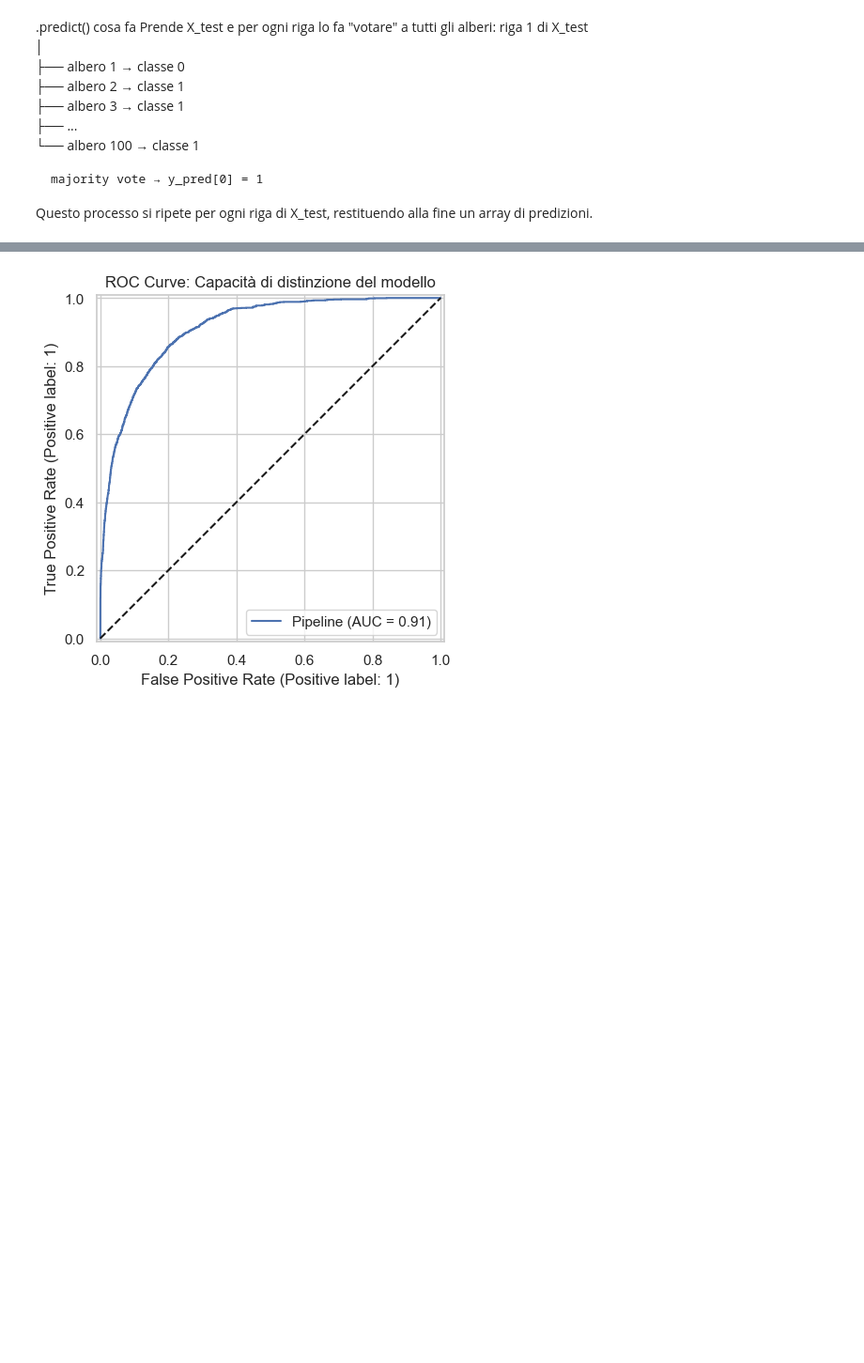
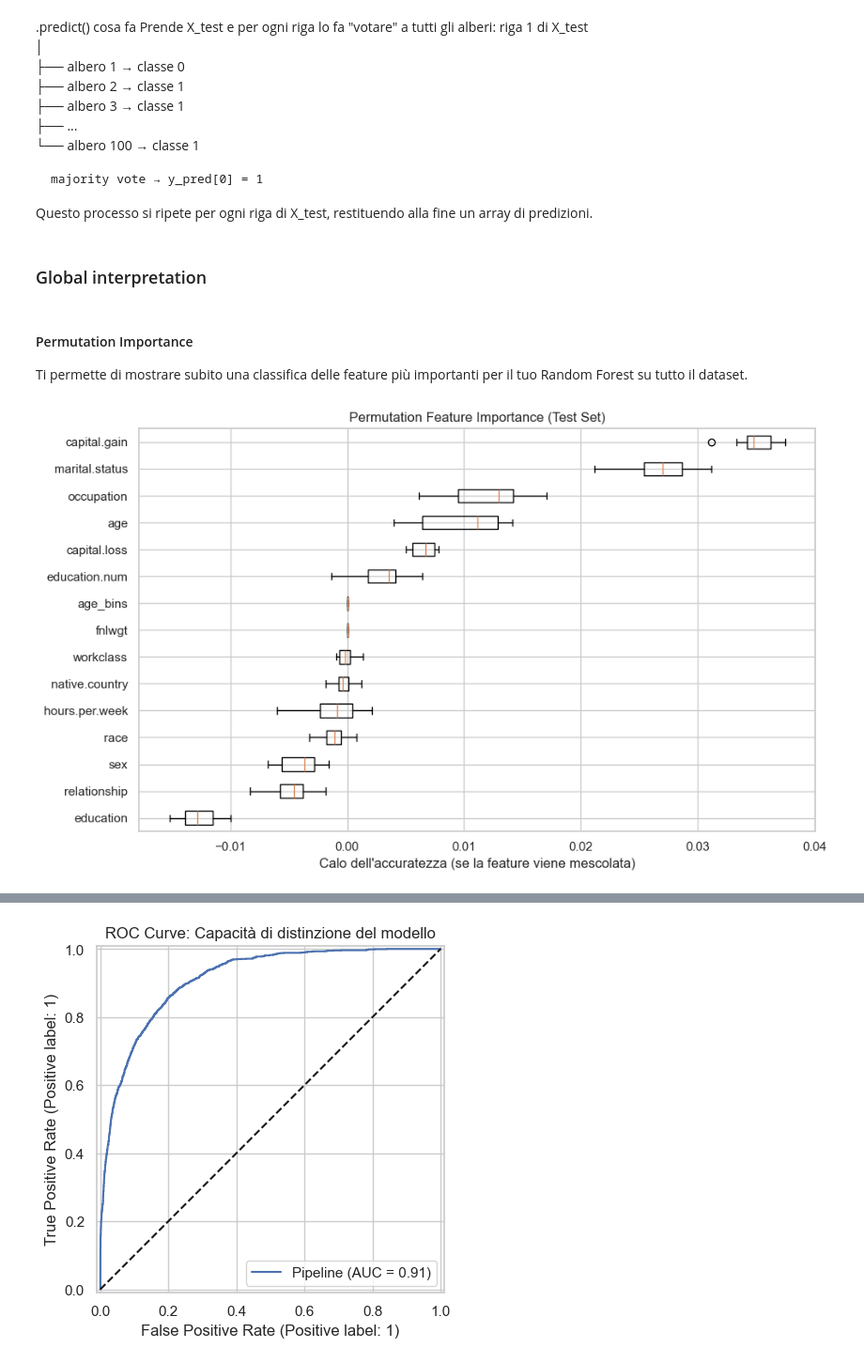
Before and after one commit to M-Barreca/01_Labor_Risk_Profiling, a Jupyter notebook: labor_risk_profiling.ipynb, the cells around one changed output, grey strips where cells are left out. Shown at 94% size. Cells and saved outputs as stored; diff of their text form; code cells hidden in the pictures; blank space fills up the shorter version.

```diff
--- a/labor_risk_profiling.ipynb
+++ b/labor_risk_profiling.ipynb
@@ -734,3 +592,39 @@ riga 1 di X_test
 
     majority vote → y_pred[0] = 1
 Questo processo si ripete per ogni riga di X_test, restituendo alla fine un array di predizioni.
+# %% [markdown]
+### Global interpretation
+# %% [markdown]
+#### Permutation Importance
+ Ti permette di mostrare subito una classifica delle feature più importanti per il tuo Random Forest su tutto il dataset.
+# %%
+
+from sklearn.inspection import permutation_importance
+
+# 1. Calcolo della Permutation Importance
+# n_repeats=10 significa che mescola ogni colonna 10 volte per avere una stima robusta
+result = permutation_importance(
+    estimator=model_pipeline,
+    X=X_test,
+    y=y_test,
+    n_repeats=10,
+    random_state=42,
+    n_jobs=-1 # Usa tutti i core del processore per velocizzare
+)
+
+# 2. Ordinamento delle feature dalla meno importante alla più importante
+sorted_idx = result.importances_mean.argsort()
+
+# 3. Creazione del grafico (Boxplot)
+fig, ax = plt.subplots(figsize=(10, 6))
+ax.boxplot(
+    result.importances[sorted_idx].T,
+    vert=False,
+    labels=X_test.columns[sorted_idx]
+)
+ax.set_title("Permutation Feature Importance (Test Set)")
+ax.set_xlabel("Calo dell'accuratezza (se la feature viene mescolata)")
+fig.tight_layout()
+plt.show()
+# %% [output]
+[figure, added]
```
Also changed, not shown: parts of 52 cells of this notebook, 2 other files.
